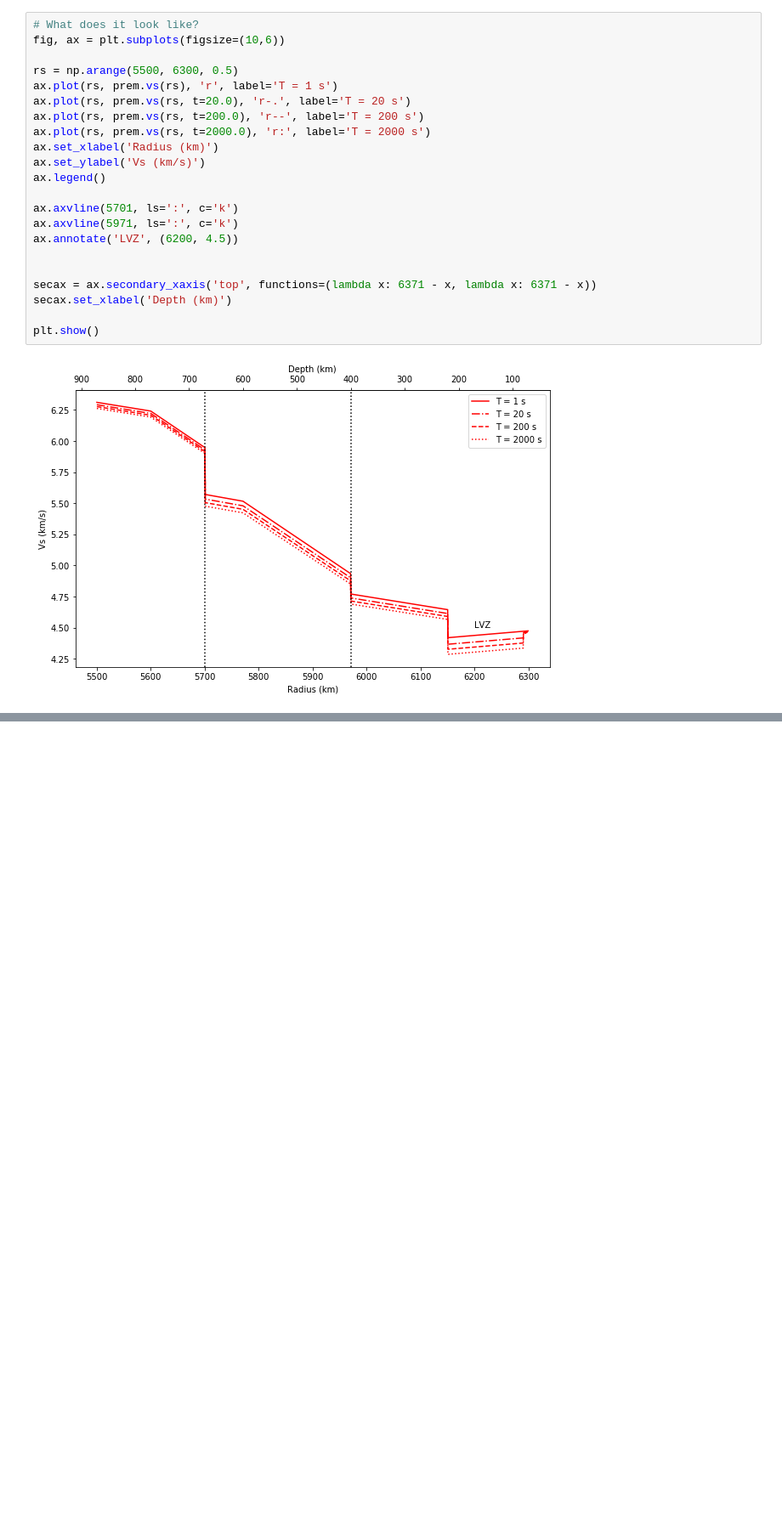
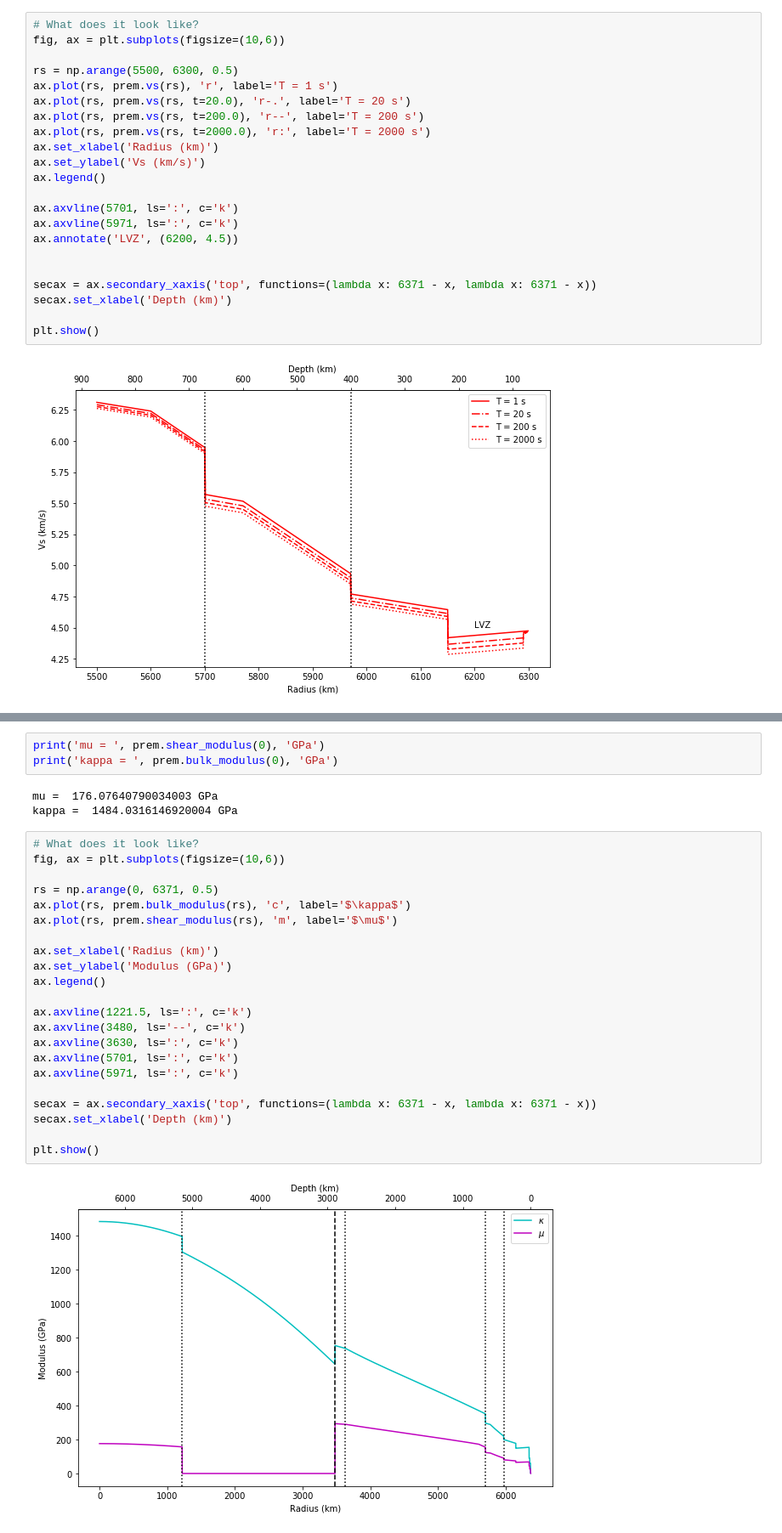
Before and after one commit to andreww/prem4derg, a Jupyter notebook: PREM_traveltime_example.ipynb, the cells around one changed output, grey strips where cells are left out. Shown: that part at 85% size. Saved outputs shown, nothing was run; the diff lists cells and outputs as text; blank space fills up the shorter version.

```diff
--- a/PREM_traveltime_example.ipynb
+++ b/PREM_traveltime_example.ipynb
@@ -168,0 +180,30 @@ plt.show()
+# %%
+print('mu = ', prem.shear_modulus(0), 'GPa')
+print('kappa = ', prem.bulk_modulus(0), 'GPa')
+# %% [output]
+mu =  176.07640790034003 GPa
+kappa =  1484.0316146920004 GPa
+# %%
+# What does it look like?
+fig, ax = plt.subplots(figsize=(10,6))
+
+rs = np.arange(0, 6371, 0.5)
+ax.plot(rs, prem.bulk_modulus(rs), 'c', label='$\kappa$')
+ax.plot(rs, prem.shear_modulus(rs), 'm', label='$\mu$')
+
+ax.set_xlabel('Radius (km)')
+ax.set_ylabel('Modulus (GPa)')
+ax.legend()
+
+ax.axvline(1221.5, ls=':', c='k')
+ax.axvline(3480, ls='--', c='k')
+ax.axvline(3630, ls=':', c='k')
+ax.axvline(5701, ls=':', c='k')
+ax.axvline(5971, ls=':', c='k')
+
+secax = ax.secondary_xaxis('top', functions=(lambda x: 6371 - x, lambda x: 6371 - x))
+secax.set_xlabel('Depth (km)')
+
+plt.show()
+# %% [output]
+[figure, added]
```
Also changed, not shown: parts of 1 cell of this notebook, 1 other file.
